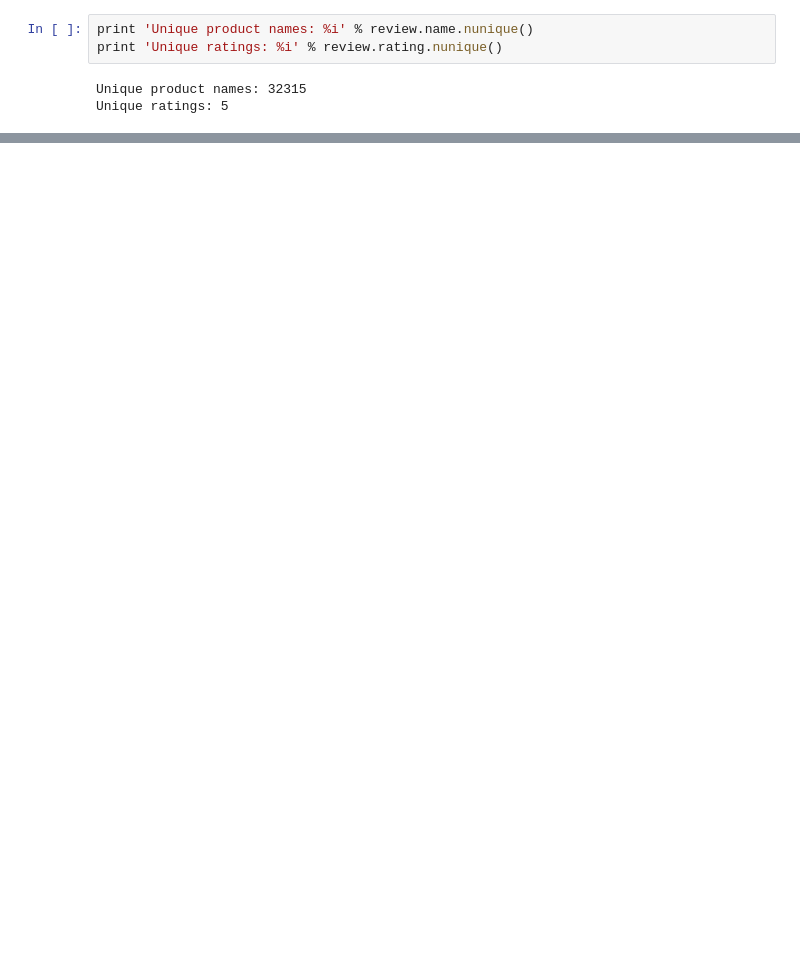
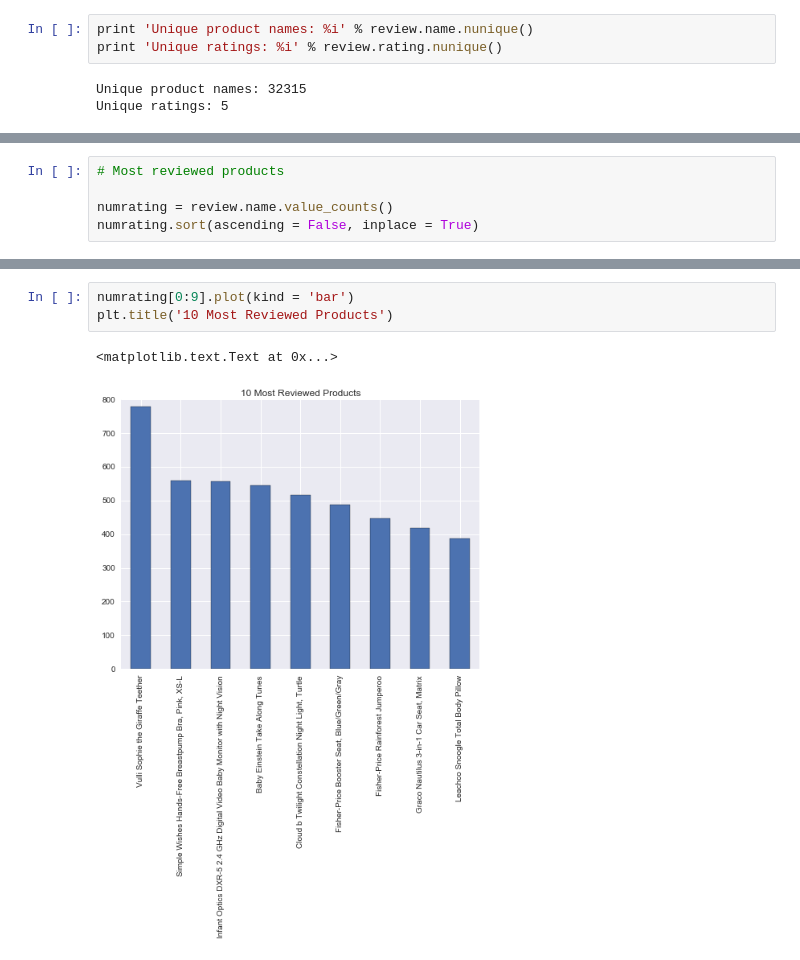
Before and after one commit to yanfei-wu/Product-Sentiment, a Jupyter notebook: Product Sentiment Project.ipynb, the cells around one changed output, grey strips where cells are left out. Saved outputs shown, nothing was run; the diff lists cells and outputs as text; blank space fills up the shorter version.

```diff
--- a/Product Sentiment Project.ipynb
+++ b/Product Sentiment Project.ipynb
@@ -69,0 +90,5 @@ sns.countplot(review.rating)
+# %%
+# Most reviewed products
+
+numrating = review.name.value_counts()
+numrating.sort(ascending = False, inplace = True)
@@ -69,0 +109,6 @@ sns.countplot(review.rating)
+# %%
+numrating[0:9].plot(kind = 'bar')
+plt.title('10 Most Reviewed Products')
+# %% [output]
+<matplotlib.text.Text at 0x...>
+[figure, added]
```
Also changed, not shown: parts of 33 cells of this notebook.
